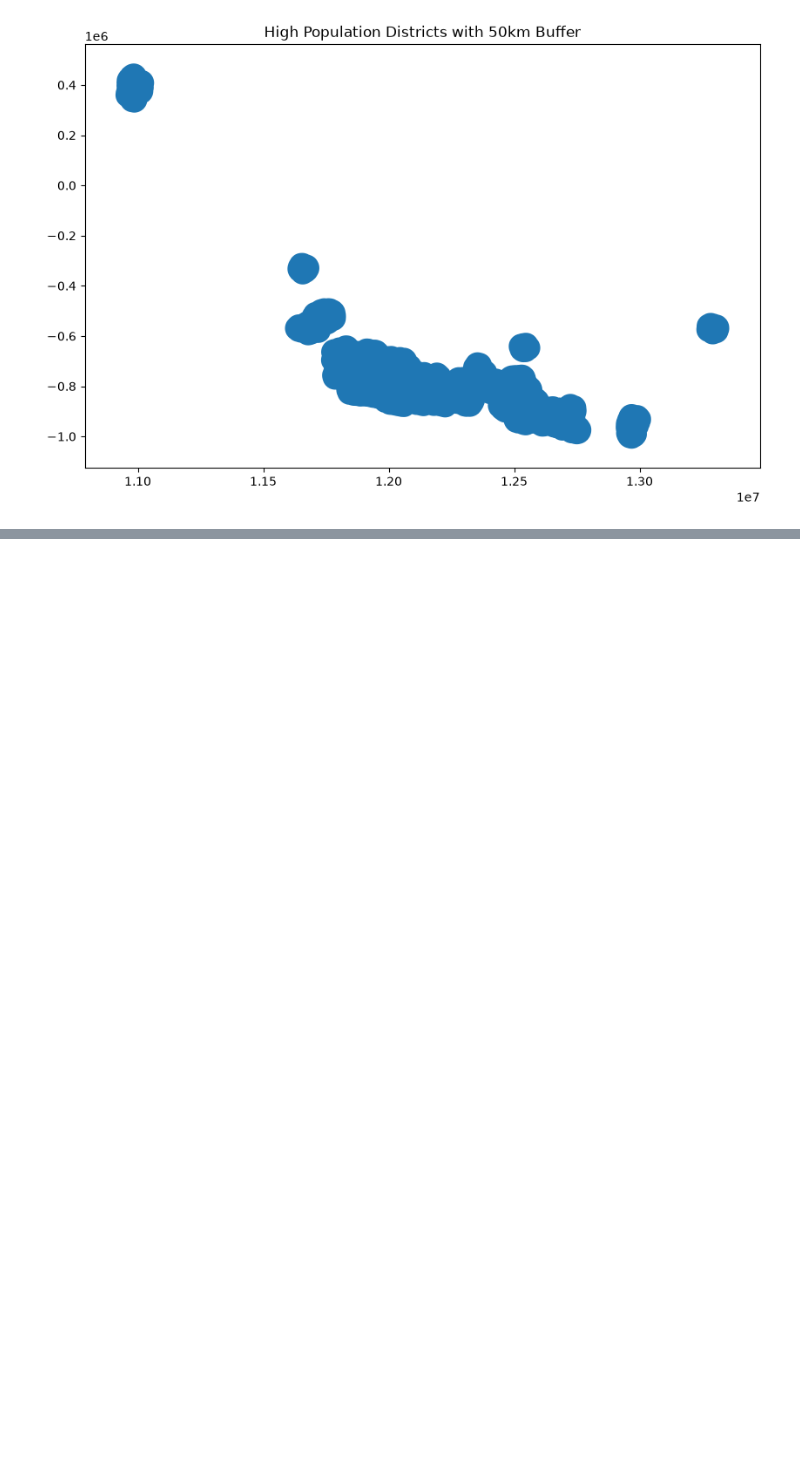
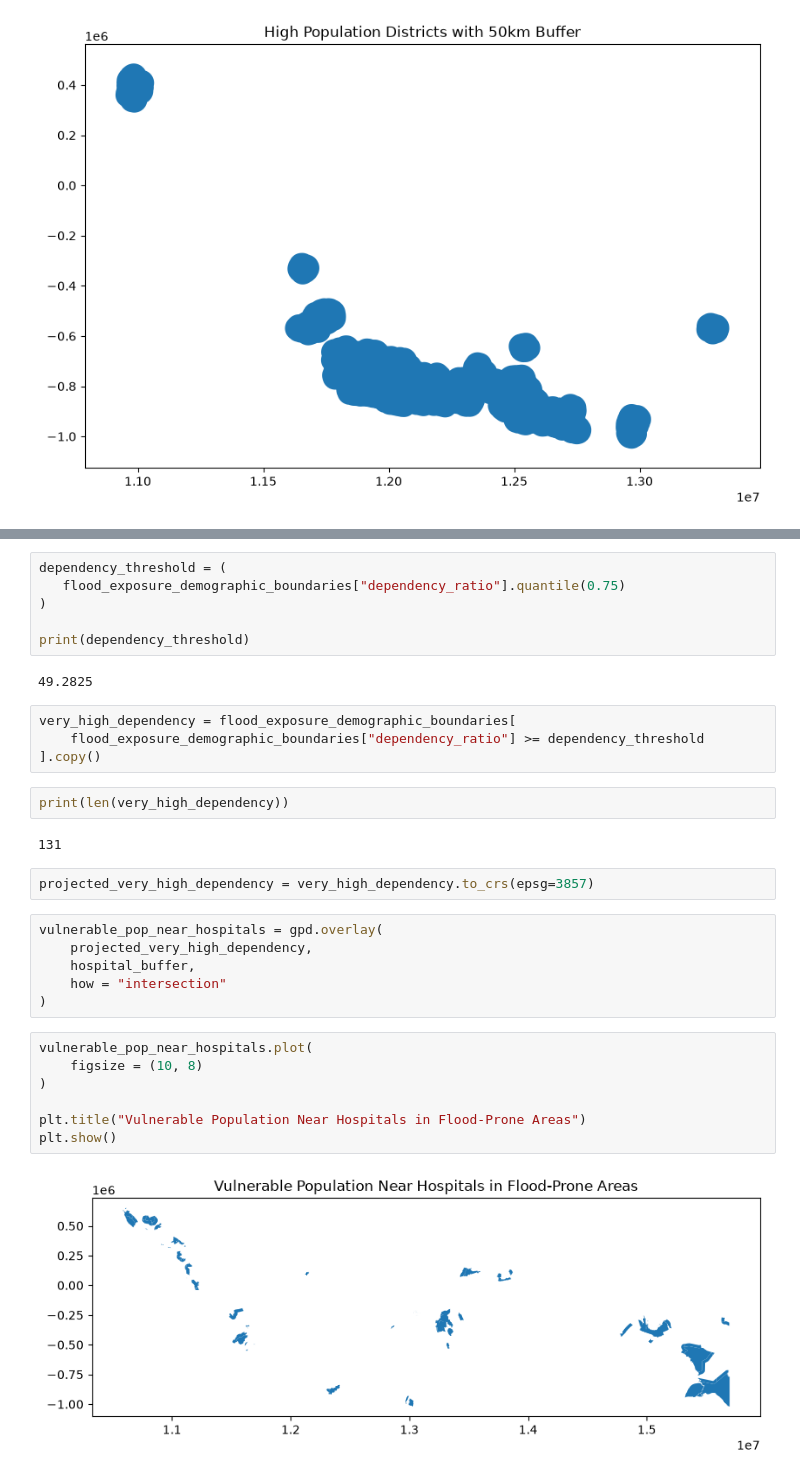
Before and after one commit to lane-erwin/geog592-cheyney, a Jupyter notebook: homework/week07/geopandas_hw_joins.ipynb, the cells around one changed output, grey strips where cells are left out. Drawn from its saved outputs; the diff is of its cells as text; blank space fills up the shorter version.

```diff
--- a/homework/week07/geopandas_hw_joins.ipynb
+++ b/homework/week07/geopandas_hw_joins.ipynb
@@ -249,0 +292,33 @@ EPSG:3857
+# %%
+dependency_threshold = (
+   flood_exposure_demographic_boundaries["dependency_ratio"].quantile(0.75)
+)
+
+print(dependency_threshold)
+# %% [output]
+49.2825
+# %%
+very_high_dependency = flood_exposure_demographic_boundaries[
+    flood_exposure_demographic_boundaries["dependency_ratio"] >= dependency_threshold
+].copy()
+# %%
+print(len(very_high_dependency))
+# %% [output]
+131
+# %%
+projected_very_high_dependency = very_high_dependency.to_crs(epsg=3857)
+# %%
+vulnerable_pop_near_hospitals = gpd.overlay(
+    projected_very_high_dependency,
+    hospital_buffer,
+    how = "intersection"
+)
+# %%
+vulnerable_pop_near_hospitals.plot(
+    figsize = (10, 8)
+)
+
+plt.title("Vulnerable Population Near Hospitals in Flood-Prone Areas")
+plt.show()
+# %% [output]
+[figure, added]
```
Also changed, not shown: parts of 16 cells of this notebook.
